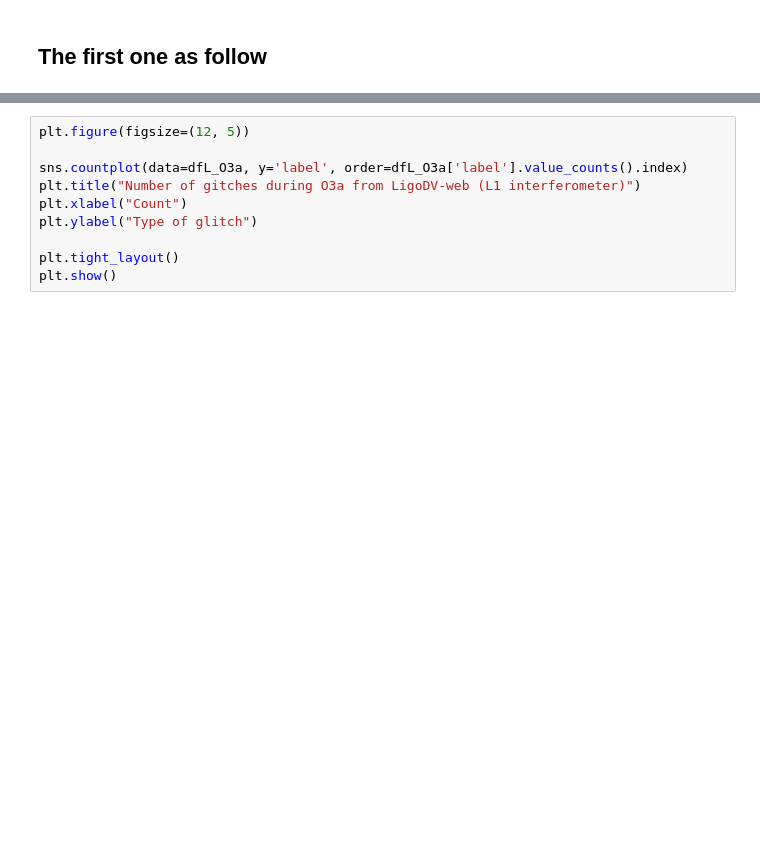
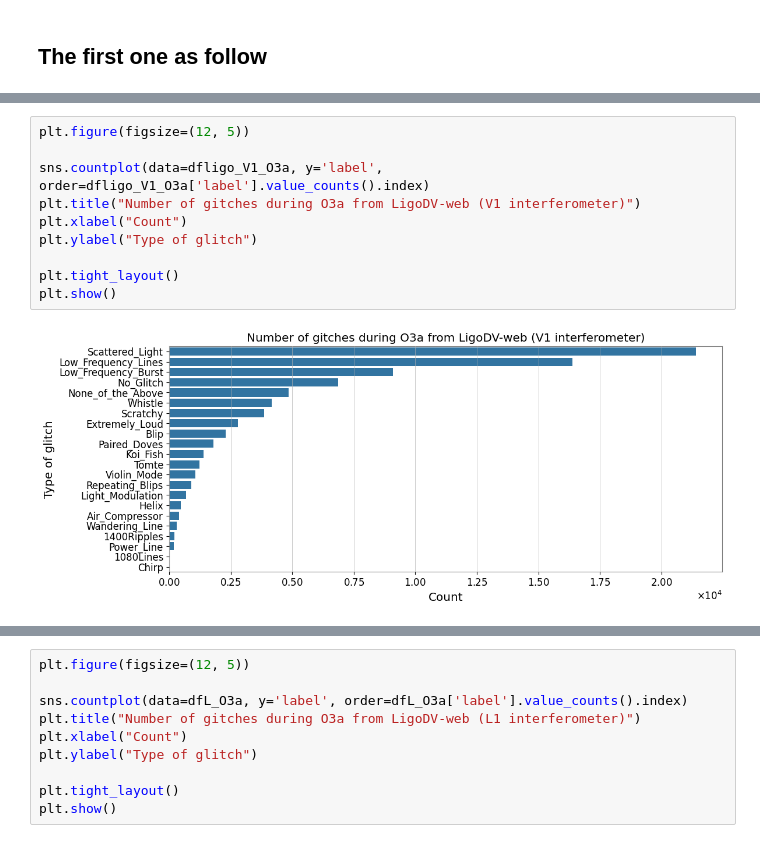
Before and after one commit to physerikc/gravitational-waves, a Jupyter notebook: glitch_study.ipynb, the cells around one changed output, grey strips where cells are left out. Cells and saved outputs as stored; diff of their text form; blank space fills up the shorter version.

```diff
--- a/glitch_study.ipynb
+++ b/glitch_study.ipynb
@@ -26,0 +96,12 @@ dfL_O3b.drop_duplicates()
+# %%
+plt.figure(figsize=(12, 5))
+
+sns.countplot(data=dfligo_V1_O3a, y='label', order=dfligo_V1_O3a['label'].value_counts().index)
+plt.title("Number of gitches during O3a from LigoDV-web (V1 interferometer)")
+plt.xlabel("Count")
+plt.ylabel("Type of glitch")
+
+plt.tight_layout()
+plt.show()
+# %% [output]
+[figure, added]
```
Also changed, not shown: parts of 9 cells of this notebook.
